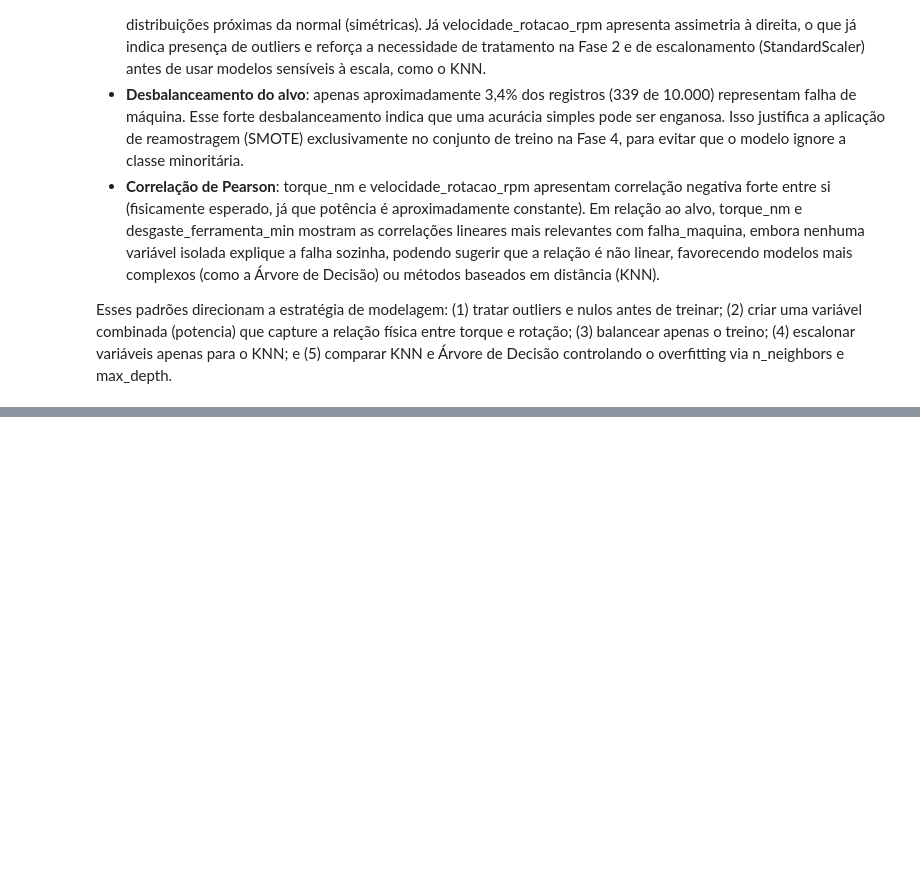
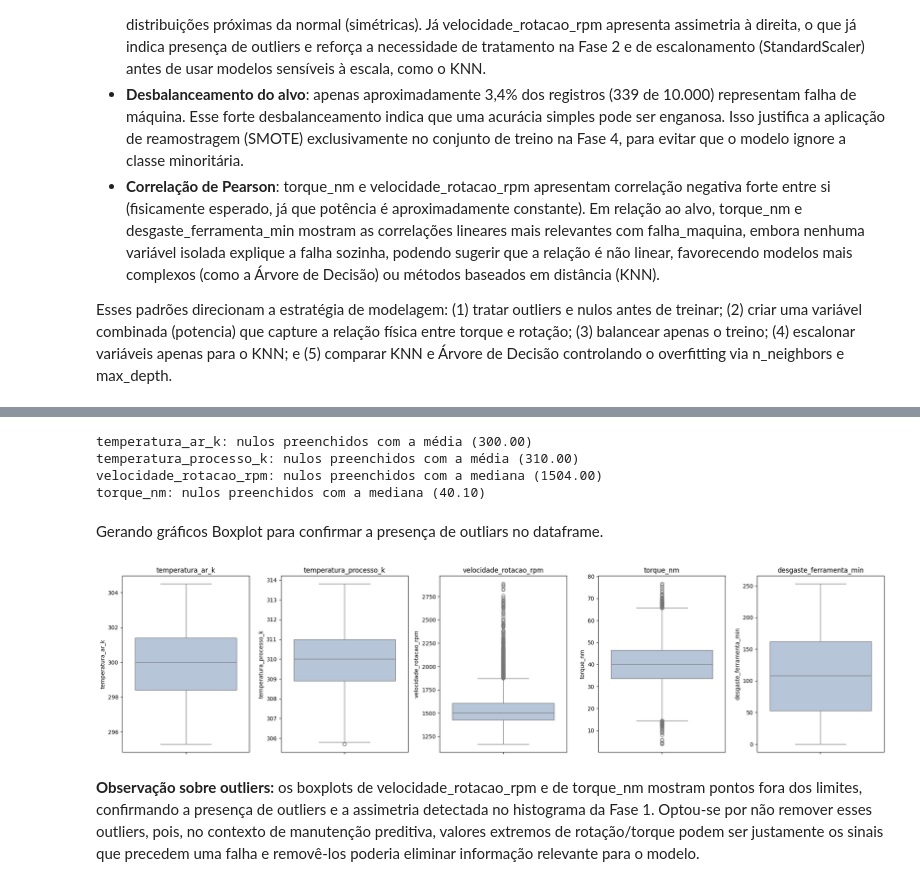
Before and after one commit to eduardaecher/pipeline-preditivo, a Jupyter notebook: notebook.ipynb, the cells around one changed output, grey strips where cells are left out. Saved outputs shown, nothing was run; the diff lists cells and outputs as text; code cells hidden in the pictures; blank space fills up the shorter version.

Commit message:
Criando as funções para limpeza e tratamento de dados

```diff
--- a/notebook.ipynb
+++ b/notebook.ipynb
@@ -107,0 +121,4 @@ Esses padrões direcionam a estratégia de modelagem: (1) tratar outliers e nulo
+# %%
+from src.cleaning import remover_duplicados
+
+df_tratado = remover_duplicados(df_bruto)
@@ -107,0 +171,24 @@ Esses padrões direcionam a estratégia de modelagem: (1) tratar outliers e nulo
+# %%
+colunas_media = ['temperatura_ar_k', 'temperatura_processo_k']
+colunas_mediana = ['velocidade_rotacao_rpm', 'torque_nm']
+
+from src.cleaning import imputar_media
+from src.cleaning import imputar_mediana
+
+df_tratado = imputar_media(df_tratado, colunas=colunas_media)
+df_tratado = imputar_mediana(df_tratado, colunas=colunas_mediana)
+# %% [output]
+temperatura_ar_k: nulos preenchidos com a média (300.00)
+temperatura_processo_k: nulos preenchidos com a média (310.00)
+velocidade_rotacao_rpm: nulos preenchidos com a mediana (1504.00)
+torque_nm: nulos preenchidos com a mediana (40.10)
+# %% [markdown]
+Gerando gráficos Boxplot para confirmar a presença de outliars no dataframe.
+# %%
+from src.visualization import gerar_boxplots
+
+gerar_boxplots(df_tratado, colunas=variaveis_numericas)
+# %% [output]
+[figure, added]
+# %% [markdown]
+**Observação sobre outliers:** os boxplots de velocidade_rotacao_rpm e de torque_nm mostram pontos fora dos limites, confirmando a presença de outliers e a assimetria detectada no histograma da Fase 1. Optou-se por não remover esses outliers, pois, no contexto de manutenção preditiva, valores extremos de rotação/torque podem ser justamente os sinais que precedem uma falha e removê-los poderia eliminar informação relevante para o modelo.
```
Also changed, not shown: parts of 10 cells of this notebook, 3 other files.
